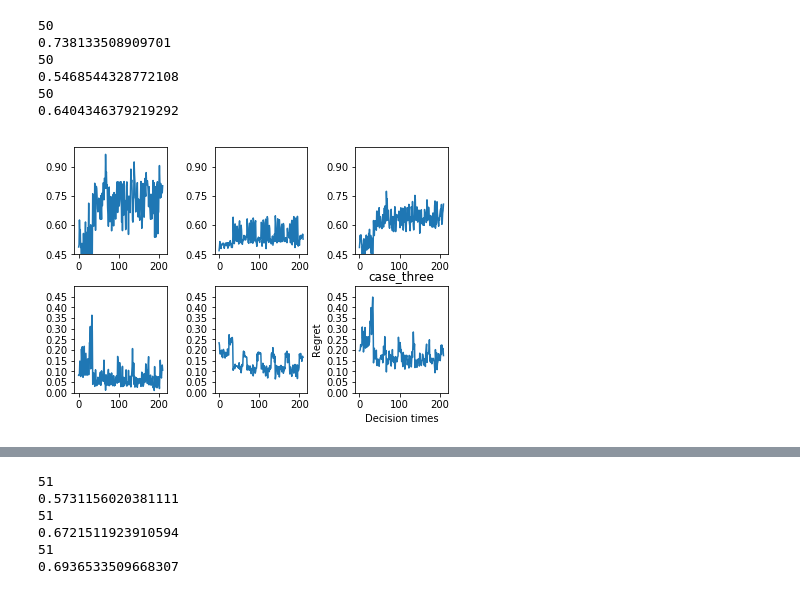
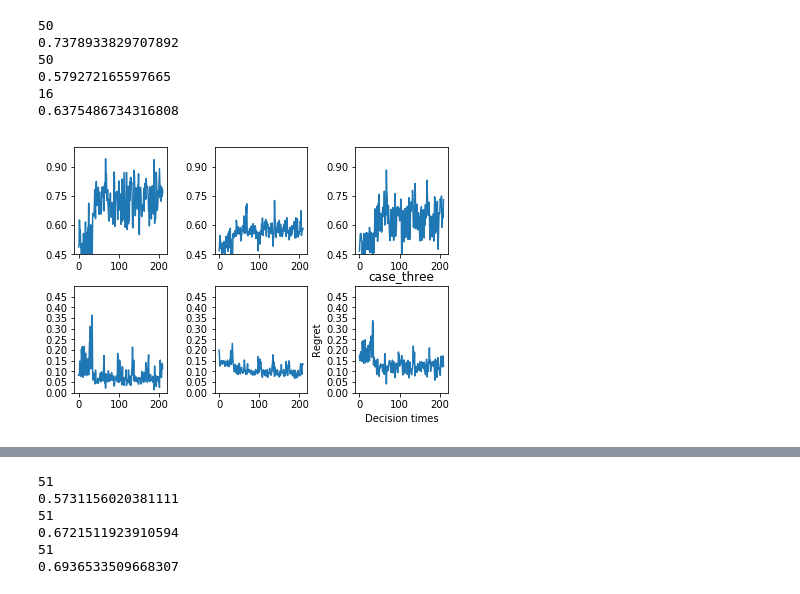
Before and after one commit to StatisticalReinforcementLearningLab/pooling_rl, a Jupyter notebook: evaluation/plot_all.ipynb, the cells around one changed output, grey strips where cells are left out. Saved outputs shown, nothing was run; the diff lists cells and outputs as text; code cells hidden in the pictures.

```diff
--- a/evaluation/plot_all.ipynb
+++ b/evaluation/plot_all.ipynb
@@ -98,13 +104,13 @@ def plot_all(results_path,pop,update,phrase,ophrase):
 
         plot_and_save_dict(d,case,case,save=False,i=i,ax=ax)
 # %%
-plot_all('../../Downloads/pooling_results/batch/','32',7,'dowpreloc_4_18coef','!')
+plot_all('../../Downloads/pooling_results/batch/','32',7,'_loc_4_18.pkl','coef')
 # %% [output]
 50
-0.738133508909701
+0.7378933829707892
 50
-0.5468544328772108
-50
-0.6404346379219292
+0.579272165597665
+16
+0.6375486734316808
-[figure, old version]
+[figure, new version]
 # %%
```
Also changed, not shown: parts of 6 cells of this notebook, 2 other files.
